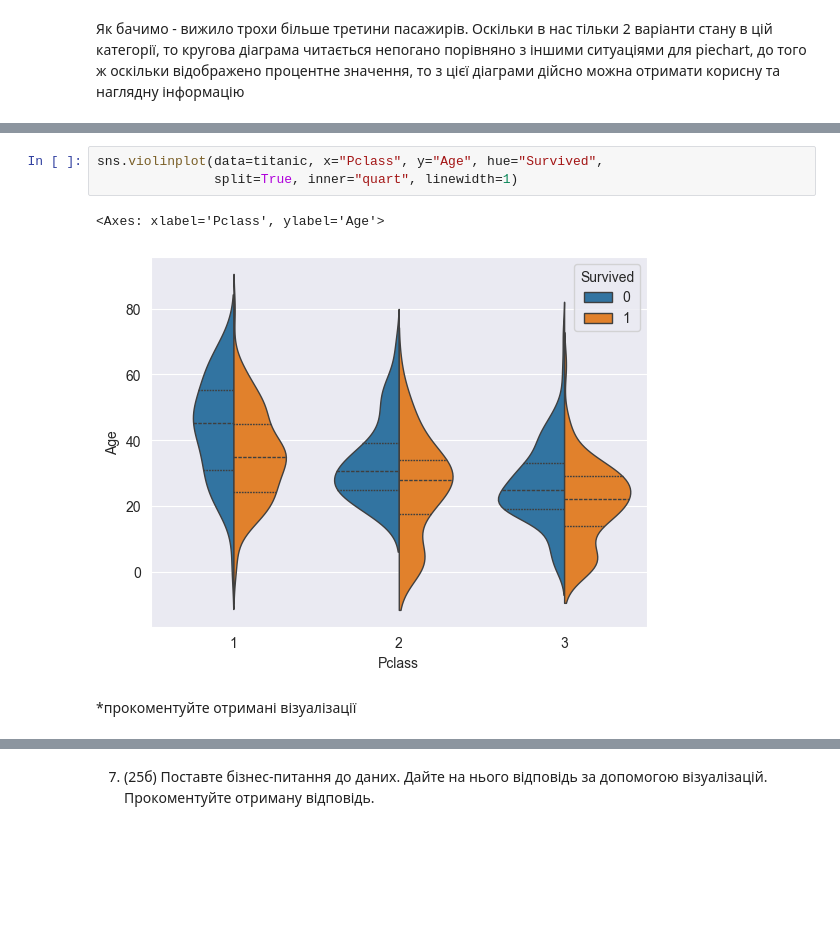
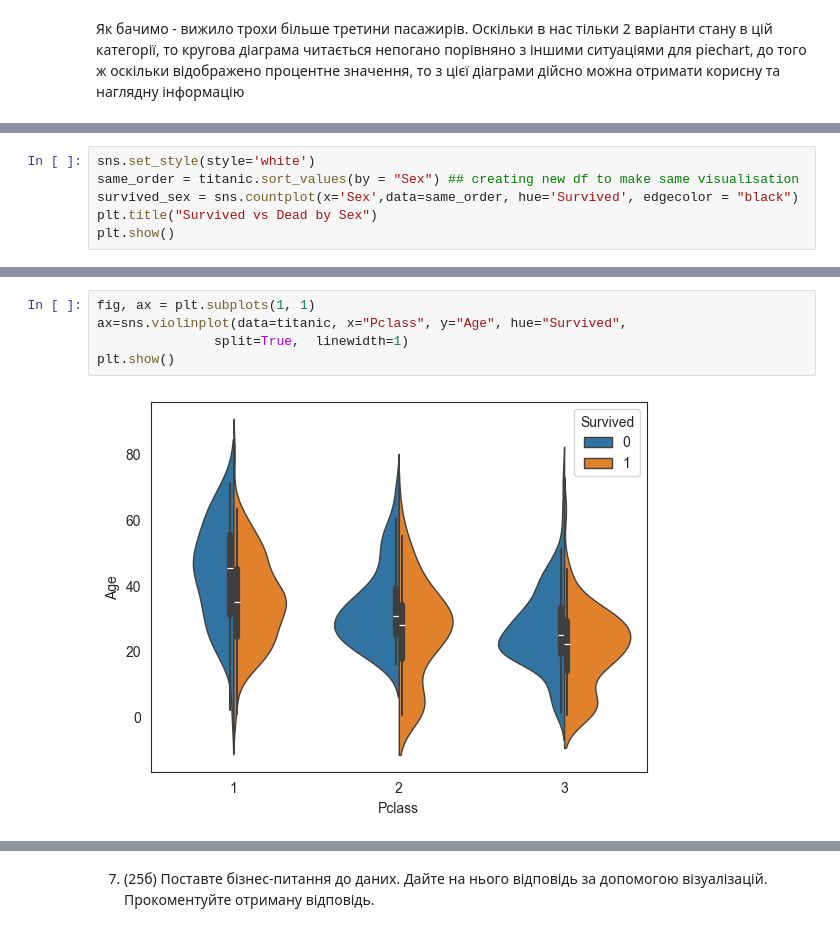
Before and after one commit to 1wannabebetter1/BD-and-DS-Prac1, a Jupyter notebook: python_practice_10_Vitisk_V.ipynb, the cells around one changed output, grey strips where cells are left out. Cells and saved outputs as stored; diff of their text form; blank space fills up the shorter version.

```diff
--- a/python_practice_10_Vitisk_V.ipynb
+++ b/python_practice_10_Vitisk_V.ipynb
@@ -72,0 +73,6 @@ plt.show()
+# %%
+sns.set_style(style='white')
+same_order = titanic.sort_values(by = "Sex") ## creating new df to make same visualisation
+survived_sex = sns.countplot(x='Sex',data=same_order, hue='Survived', edgecolor = "black")
+plt.title("Survived vs Dead by Sex")
+plt.show()
@@ -87,10 +100,9 @@ plt.show()
 
 ![image.png](embedded-picture-1)
 # %%
-sns.violinplot(data=titanic, x="Pclass", y="Age", hue="Survived",
-               split=True, inner="quart", linewidth=1)
+fig, ax = plt.subplots(1, 1)
+ax=sns.violinplot(data=titanic, x="Pclass", y="Age", hue="Survived",
+               split=True,  linewidth=1)
+plt.show()
 # %% [output]
-<Axes: xlabel='Pclass', ylabel='Age'>
-[figure, old version]
+[figure, new version]
-# %% [markdown]
-*прокоментуйте отримані візуалізації
```
Also changed, not shown: parts of 16 cells of this notebook.
